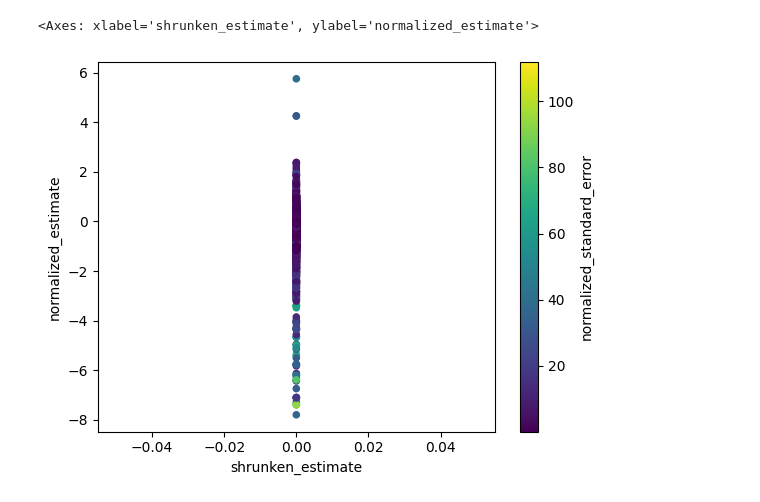
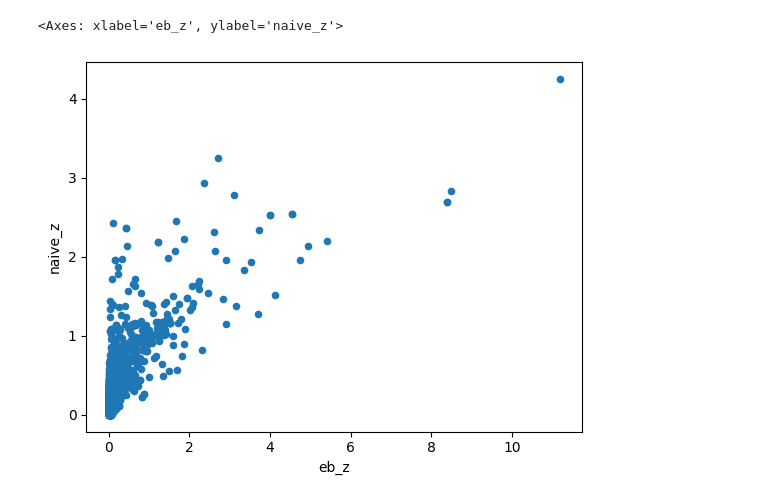
Before and after one commit to jhaberbe/meta-analysis, a Jupyter notebook: notebooks/testing.ipynb, the cells around one changed output. Drawn from its saved outputs; the diff is of its cells as text; code cells hidden in the pictures.

Commit message:
cleaned-up code, improved estimate of tau2, and improved output table

```diff
--- a/notebooks/testing.ipynb
+++ b/notebooks/testing.ipynb
@@ -2,5 +2,13 @@
 import pathlib
 import pandas as pd
 
-for f in pathlib.Path("/home/jhaberbe/Projects/Personal/MAY2026/cell-deconvolution/output/microglial cell/").glob("*.csv"):
-    df = pd.read_csv(f, index_col=0).drop_duplicates(subset=["symbol"]).set_index("symbol")
+for f in pathlib.Path("/home/jhaberbe/Projects/Personal/APR2026/macaque/output/deseq2_adult_senior/").glob("*.csv"):
+    df = pd.read_csv(f, index_col=0)#.set_index("symbol")
+# %%
+import gprofiler
+
+gp = gprofiler.GProfiler(return_dataframe=True)
+result = gp.orth(df.index.tolist(), organism="mmulatta", target="hsapiens")
+
+df["symbol"] = df.index.map(result.set_index("incoming")["name"].to_dict())
+df = df.drop_duplicates("symbol").set_index("symbol")
@@ -27,8 +42,10 @@ GO_TERMS = {
 # %%
 genes_available = df.index.intersection(GO_TERMS["GO_BP"].index)
 go_terms_available = GO_TERMS["GO_BP"].columns[GO_TERMS["GO_BP"].loc[genes_available].sum(axis=0).gt(0)]
+
+df = df.loc[genes_available]
 balanced_matrix = UnbalancedSinkhorn() \
     .get_balanced_matrix(
         GO_TERMS["GO_BP"].loc[genes_available, go_terms_available],
-        tau=0.25
+        tolerance=1e-12
     )
@@ -40,6 +52,9 @@ from meta_analysis.meta import MetaAnalysis
 # %%
 import numpy as np
 
-output = pd.DataFrame(
-    MetaAnalysis().generate_meta_estimate(df.loc[genes_available], balanced_matrix)
+table = pd.DataFrame(
+    MetaAnalysis().generate_meta_estimate(
+        df.loc[genes_available],
+        balanced_matrix.loc[genes_available, go_terms_available]
+    )
 )
@@ -46,9 +72,5 @@ output = pd.DataFrame(
 # %%
-output.plot.scatter(
-    x="shrunken_estimate",
-    y="normalized_estimate",
-    c="normalized_standard_error"
-)
+table.plot.scatter(x="eb_z", y="naive_z")
 # %% [output]
-<Axes: xlabel='shrunken_estimate', ylabel='normalized_estimate'>
+<Axes: xlabel='eb_z', ylabel='naive_z'>
-[figure, old version]
+[figure, new version]
```
Also changed, not shown: parts of 12 cells of this notebook, 4 other files.
